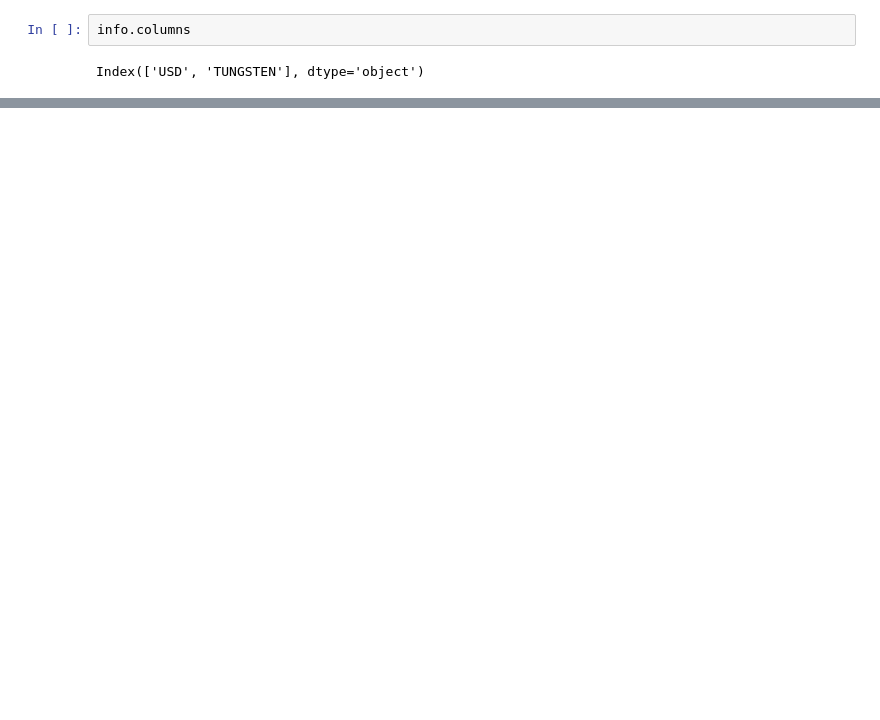
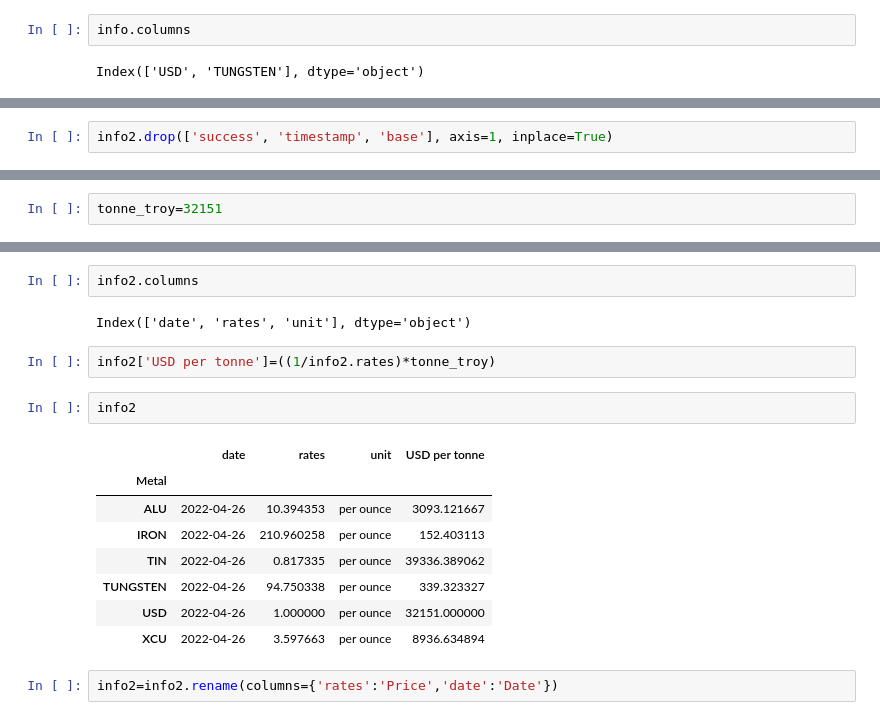
Before and after one commit to DiegoMerello/Final-Project-Ironhack, a Jupyter notebook: API request.ipynb, the cells around one changed output, grey strips where cells are left out. Saved outputs shown, nothing was run; the diff lists cells and outputs as text; blank space fills up the shorter version.

```diff
--- a/API request.ipynb
+++ b/API request.ipynb
@@ -196,0 +241,2 @@ info2
+# %%
+info2.drop(['success', 'timestamp', 'base'], axis=1, inplace=True)
@@ -196,0 +254,2 @@ info2
+# %%
+tonne_troy=32151
@@ -196,0 +267,19 @@ info2
+# %%
+info2.columns
+# %% [output]
+Index(['date', 'rates', 'unit'], dtype='object')
+# %%
+info2['USD per tonne']=((1/info2.rates)*tonne_troy)
+# %%
+info2
+# %% [output]
+|  | date | rates | unit | USD per tonne |
+| Metal |  |  |  |  |
+| ALU | 2022-04-26 | 10.394353 | per ounce | 3093.121667 |
+| IRON | 2022-04-26 | 210.960258 | per ounce | 152.403113 |
+| TIN | 2022-04-26 | 0.817335 | per ounce | 39336.389062 |
+| TUNGSTEN | 2022-04-26 | 94.750338 | per ounce | 339.323327 |
+| USD | 2022-04-26 | 1.000000 | per ounce | 32151.000000 |
+| XCU | 2022-04-26 | 3.597663 | per ounce | 8936.634894 |
+# %%
+info2=info2.rename(columns={'rates':'Price','date':'Date'})
```
Also changed, not shown: parts of 32 cells of this notebook, 2 other files.
